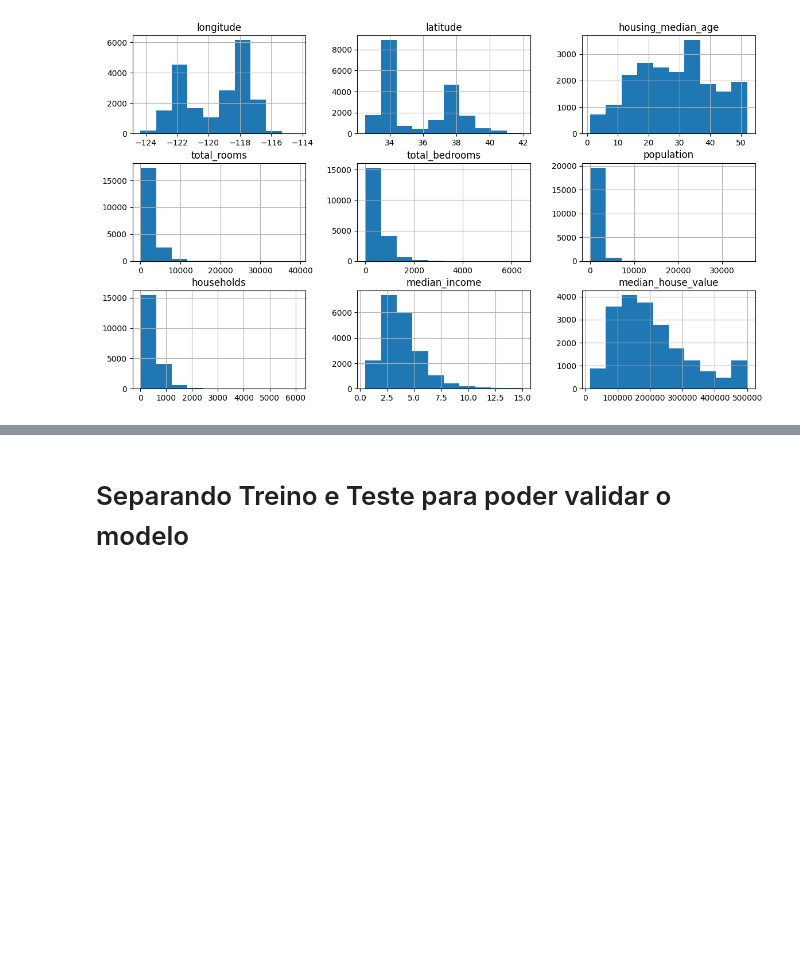
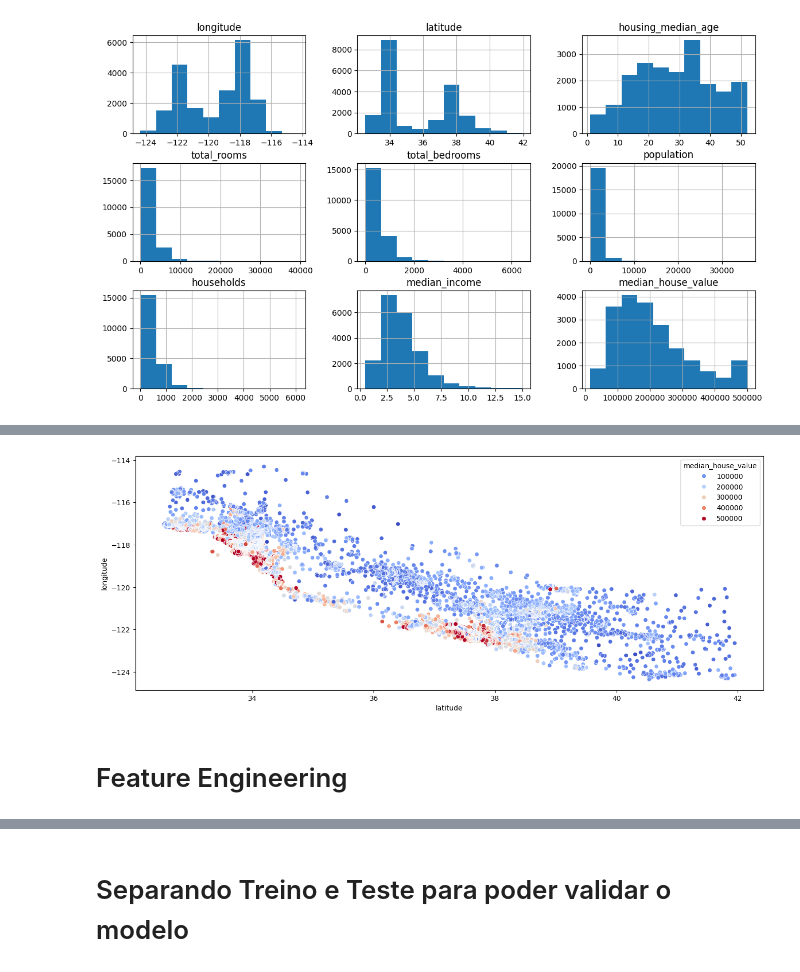
Before and after one commit to LeonardoHBritoo/Predicao-Precos-Casas, a Jupyter notebook: main.ipynb, the cells around one changed output, grey strips where cells are left out. Drawn from its saved outputs; the diff is of its cells as text; code cells hidden in the pictures; blank space fills up the shorter version.

```diff
--- a/main.ipynb
+++ b/main.ipynb
@@ -97,0 +120,9 @@ plt.show()
+# %%
+plt.figure(figsize= (16, 6))
+sns.scatterplot(x='latitude',y='longitude',data=df, hue='median_house_value', palette='coolwarm');
+# Aqui podemos observar que a costa parece estar na parte diagonal inferior esquerda do gráfico
+# Onde se acumulam as casas com preços maiores
+# %% [output]
+[figure, added]
+# %% [markdown]
+# Feature Engineering
```
Also changed, not shown: parts of 15 cells of this notebook.
